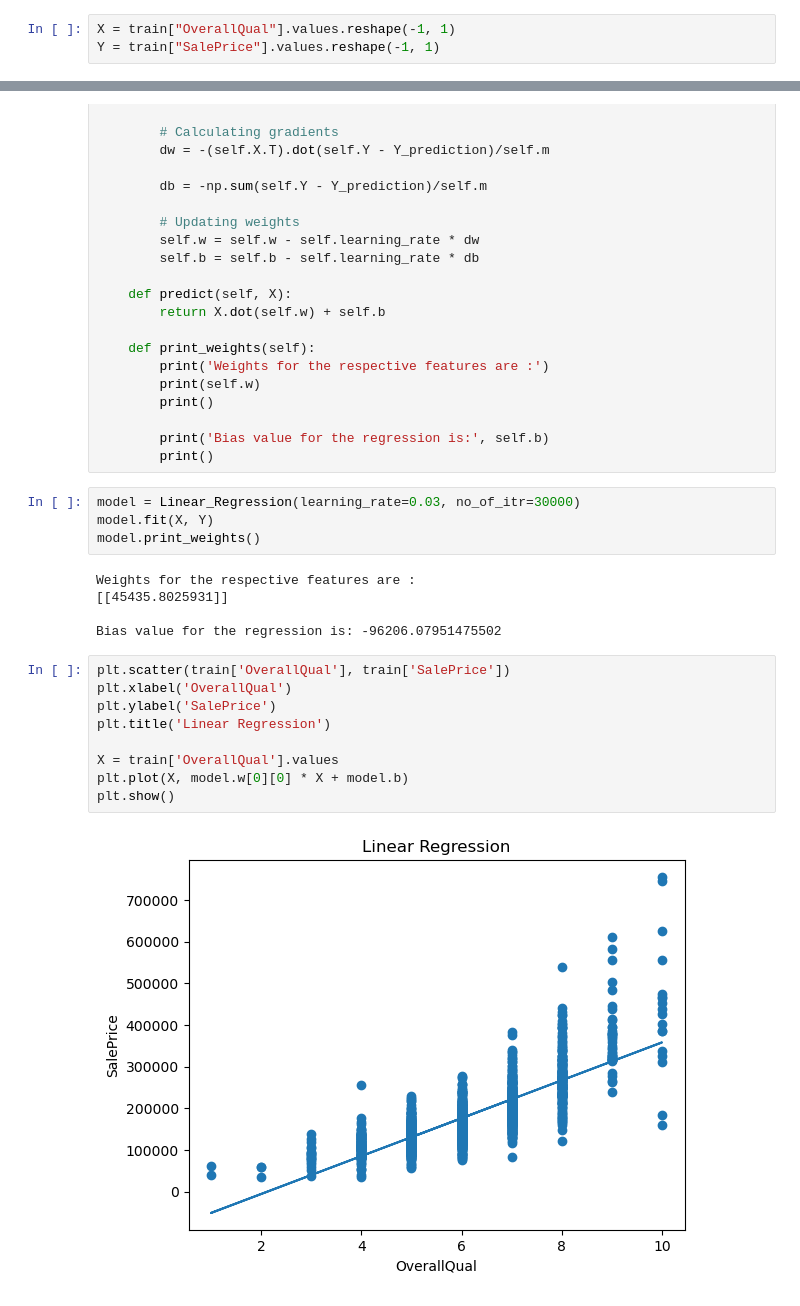
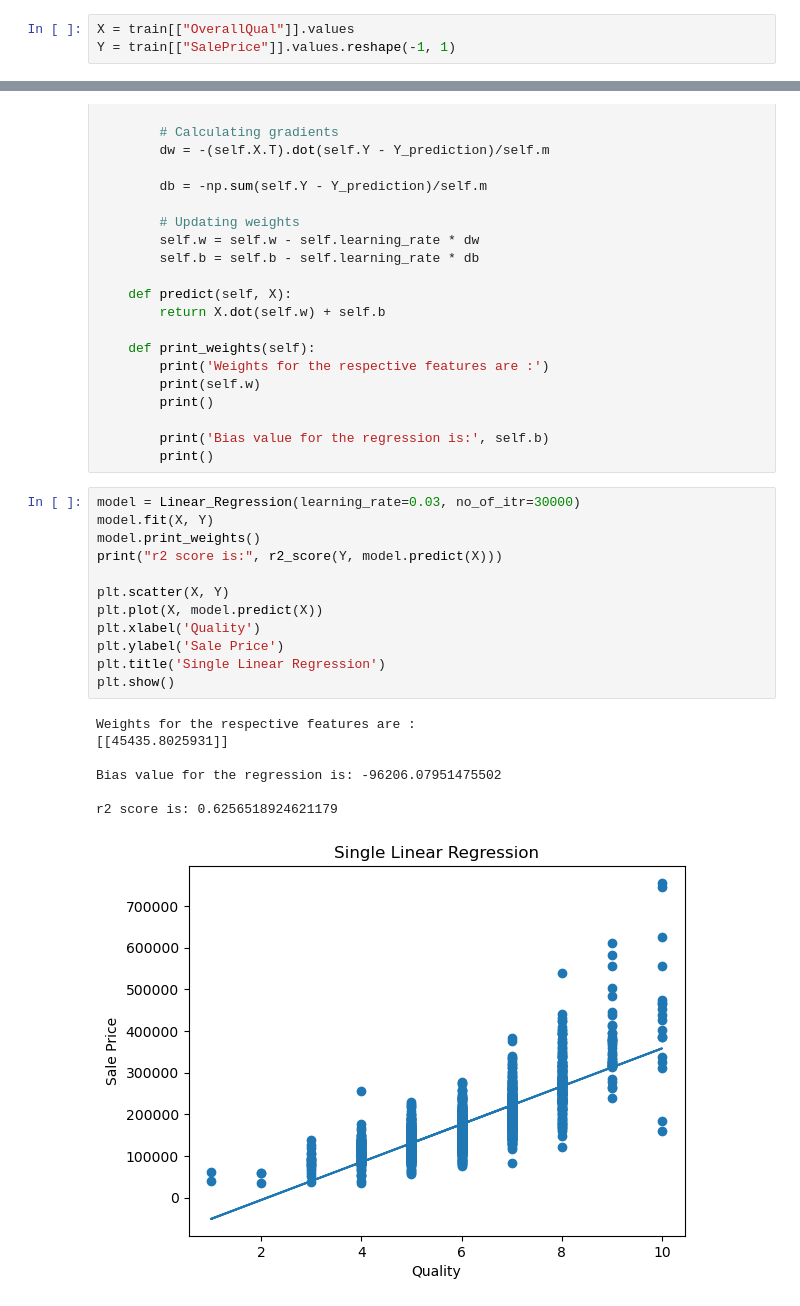
Before and after one commit to bsilver3/DataScience2, a Jupyter notebook: Predict/NumericOutput.ipynb, the cells around one changed output, grey strips where cells are left out. Drawn from its saved outputs; the diff is of its cells as text.

```diff
--- a/Predict/NumericOutput.ipynb
+++ b/Predict/NumericOutput.ipynb
@@ -326,8 +372,8 @@ TotRmsAbvGrd    0.533723
 YearBuilt       0.522897
 Name: SalePrice, dtype: float64
 # %%
-X = train["OverallQual"].values.reshape(-1, 1)
-Y = train["SalePrice"].values.reshape(-1, 1)
+X = train[["OverallQual"]].values
+Y = train[["SalePrice"]].values.reshape(-1, 1)
 # %%
 class Linear_Regression():
 
@@ -372,26 +418,26 @@ class Linear_Regression():
 
         print('Bias value for the regression is:', self.b)
         print()
-# %%
-model = Linear_Regression(learning_rate=0.03, no_of_itr=30000)
-model.fit(X, Y)
-model.print_weights()
-# %% [output]
-Weights for the respective features are :
-[[45435.8025931]]
-
-Bias value for the regression is: -96206.07951475502
-# %%
-plt.scatter(train['OverallQual'], train['SalePrice'])
-plt.xlabel('OverallQual')
-plt.ylabel('SalePrice')
-plt.title('Linear Regression')
-
-X = train['OverallQual'].values
-plt.plot(X, model.w[0][0] * X + model.b)
-plt.show()
-# %% [output]
-[figure, removed]
+# %%
+model = Linear_Regression(learning_rate=0.03, no_of_itr=30000)
+model.fit(X, Y)
+model.print_weights()
+print("r2 score is:", r2_score(Y, model.predict(X)))
+
+plt.scatter(X, Y)
+plt.plot(X, model.predict(X))
+plt.xlabel('Quality')
+plt.ylabel('Sale Price')
+plt.title('Single Linear Regression')
+plt.show()
+# %% [output]
+Weights for the respective features are :
+[[45435.8025931]]
+
+Bias value for the regression is: -96206.07951475502
+
+r2 score is: 0.6256518924621179
+[figure, added]
 # %%
 x_data = train[['OverallQual', 'GrLivArea', 'GarageCars', 'GarageArea', 'FullBath']].values
 y_data = train[["SalePrice"]].values.reshape(-1, 1)
```
Also changed, not shown: parts of 17 cells of this notebook.
